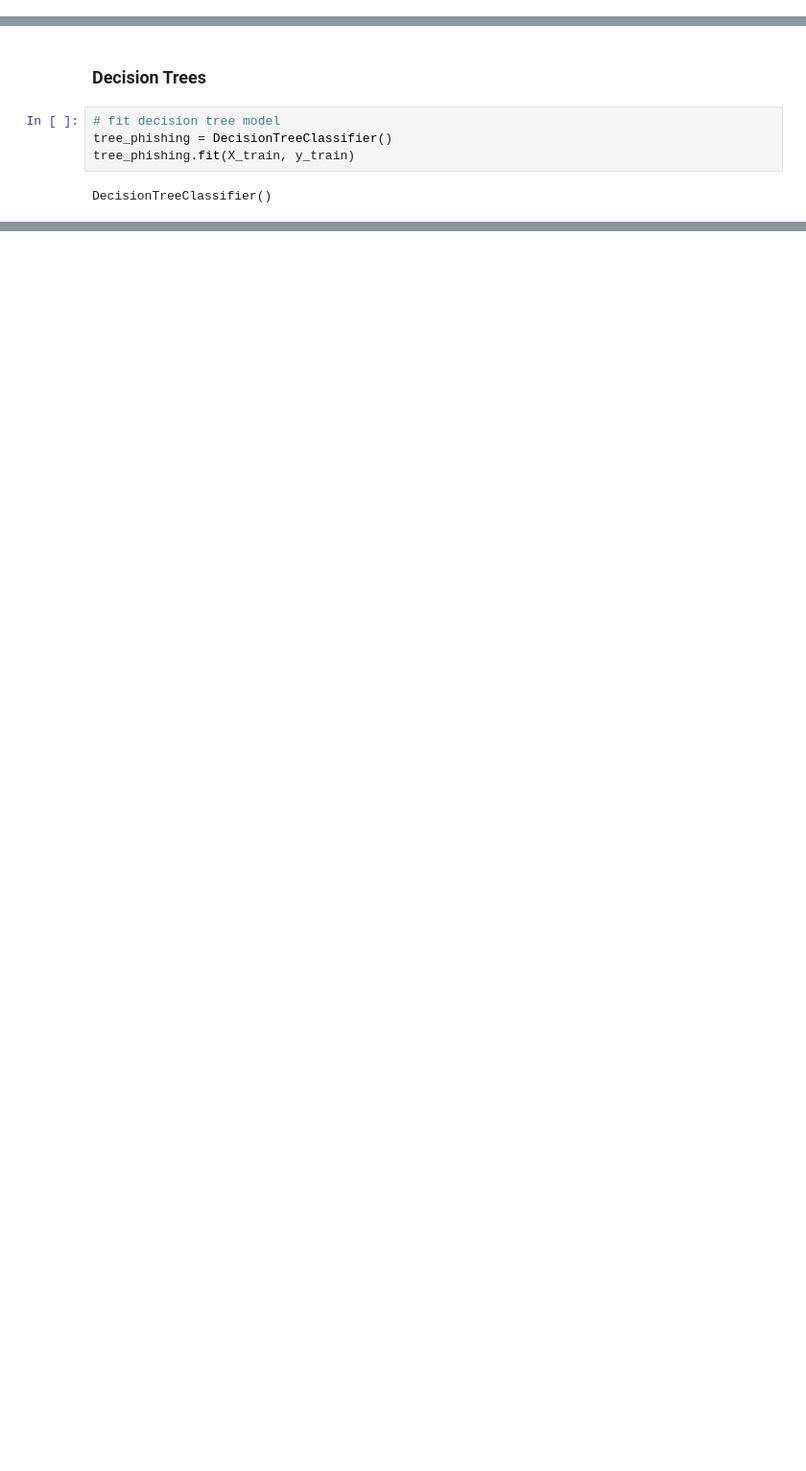
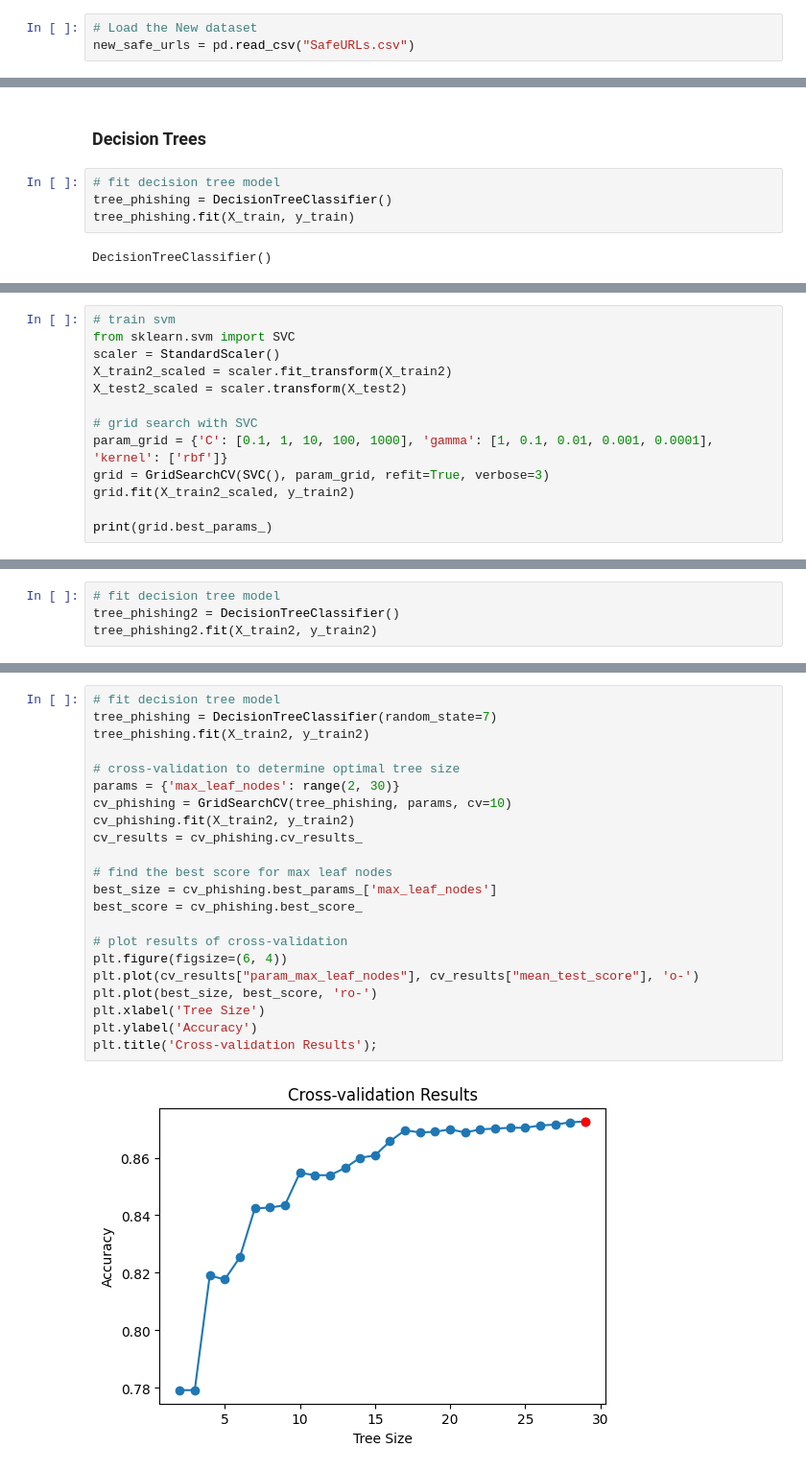
Before and after one commit to davidabney9-dev/PhishingURLProject, a Jupyter notebook: PhishingURLFinalProject_Yenting.ipynb, the cells around one changed output, grey strips where cells are left out. Shown: that part at 96% size. Saved outputs shown, nothing was run; the diff lists cells and outputs as text; blank space fills up the shorter version.

```diff
--- a/PhishingURLFinalProject_Yenting.ipynb
+++ b/PhishingURLFinalProject_Yenting.ipynb
@@ -29,0 +31,3 @@ phishingurl_data = pd.read_csv("PhiUSIIL_Phishing_URL_Dataset.csv")
+# %%
+# Load the New dataset
+new_safe_urls = pd.read_csv("SafeURLs.csv")
@@ -123,0 +285,13 @@ print(tree_summary)
+# %%
+# train svm
+from sklearn.svm import SVC
+scaler = StandardScaler()
+X_train2_scaled = scaler.fit_transform(X_train2)
+X_test2_scaled = scaler.transform(X_test2)
+
+# grid search with SVC
+param_grid = {'C': [0.1, 1, 10, 100, 1000], 'gamma': [1, 0.1, 0.01, 0.001, 0.0001], 'kernel': ['rbf']}
+grid = GridSearchCV(SVC(), param_grid, refit=True, verbose=3)
+grid.fit(X_train2_scaled, y_train2)
+
+print(grid.best_params_)
@@ -218,0 +368,4 @@ plot_svc_decision_boundary(grid.best_estimator_, sorted_idx[-2:], X_train.values
+# %%
+# fit decision tree model
+tree_phishing2 = DecisionTreeClassifier()
+tree_phishing2.fit(X_train2, y_train2)
@@ -218,0 +420,24 @@ plot_svc_decision_boundary(grid.best_estimator_, sorted_idx[-2:], X_train.values
+# %%
+# fit decision tree model
+tree_phishing = DecisionTreeClassifier(random_state=7)
+tree_phishing.fit(X_train2, y_train2)
+
+# cross-validation to determine optimal tree size
+params = {'max_leaf_nodes': range(2, 30)}
+cv_phishing = GridSearchCV(tree_phishing, params, cv=10)
+cv_phishing.fit(X_train2, y_train2)
+cv_results = cv_phishing.cv_results_
+
+# find the best score for max leaf nodes
+best_size = cv_phishing.best_params_['max_leaf_nodes']
+best_score = cv_phishing.best_score_
+
+# plot results of cross-validation
+plt.figure(figsize=(6, 4))
+plt.plot(cv_results["param_max_leaf_nodes"], cv_results["mean_test_score"], 'o-')
+plt.plot(best_size, best_score, 'ro-')
+plt.xlabel('Tree Size')
+plt.ylabel('Accuracy')
+plt.title('Cross-validation Results');
+# %% [output]
+[figure, added]
```
Also changed, not shown: parts of 32 cells of this notebook.
